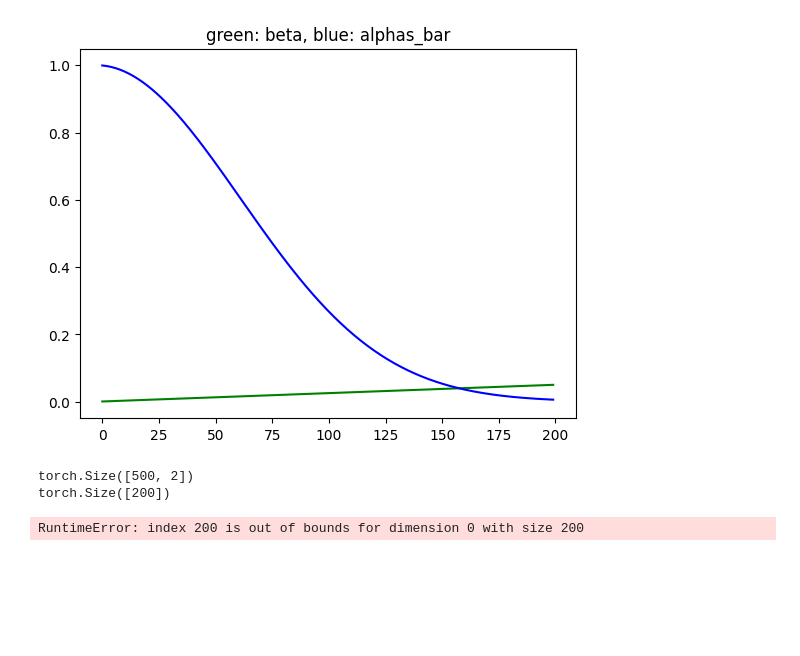
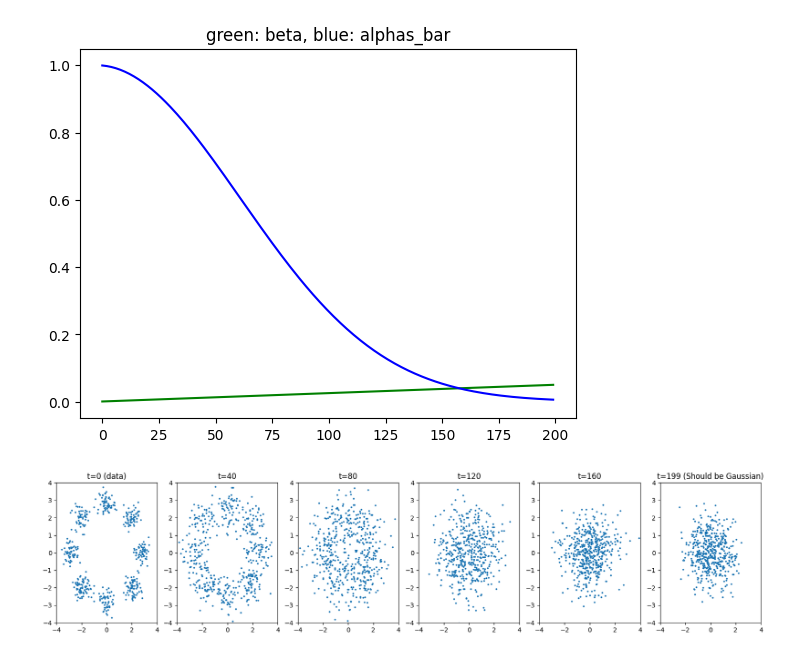
Before and after one commit to MyeongGuJo/hayaku-250322, a Jupyter notebook: hayaku_diffusion.ipynb, the cells around one changed output. Cells and saved outputs as stored; diff of their text form; code cells hidden in the pictures; blank space fills up the shorter version.

```diff
--- a/hayaku_diffusion.ipynb
+++ b/hayaku_diffusion.ipynb
@@ -79,4 +121,7 @@ device(type='cpu')
 # %%
+device = 'cuda' if torch.cuda.is_available() else 'cpu'
+# device = 'cpu'
+
 n_step = 200
 beta_start = 0.0001
 beta_end = 0.01
@@ -123,30 +165,27 @@ dataset_name = '8gaussians'
 # %%
 '''visualize diffusion process'''
-x = torch.tensor(sample2d(dataset_name, batch_size=500))
-print(x.shape)
-x_diffused = diffuse(x, n_step)
+n_plot = 5
+x = torch.tensor(sample2d(dataset_name, batch_size=500)).to(device)
 
+fig, axs = plt.subplots(ncols=n_plot+1, figsize=(20, 4))
 
-fig, axs = plt.subplots(ncols=5, figsize=(20, 4))
-axs[0].scatter(x[:,0], x[:,1])
-axs[0].set_title('t=0 (data)')
-axs[0].set_xlim([-4,4])
-axs[0].set_ylim([-4,4])
-
-for i_plot in [1, 2, 3]:
-    t = n_step // 4 * i_plot
-    xx = x_diffused[t]
-    axs[i_plot].scatter(xx[:,0], xx[:,1])
-    axs[i_plot].set_title(f't={t+1}')
+for i_plot in range(n_plot):
+    t = (n_step // n_plot) * i_plot
+    x_diffused = diffuse(x, t).to('cpu')
+    axs[i_plot].scatter(x_diffused[:,0], x_diffused[:,1], s=3)
+    if i_plot == 0:
+        axs[0].set_title('t=0 (data)')
+    else:
+        axs[i_plot].set_title(f't={t}')
     axs[i_plot].set_xlim([-4,4])
     axs[i_plot].set_ylim([-4,4])
 
-xx = x_diffused[-1]
-axs[4].scatter(xx[:,0], xx[:,1])
-axs[4].set_title(f't={n_step} (Should be Gaussian)')
-axs[4].set_xlim([-4,4])
-axs[4].set_ylim([-4,4])
+x_diffused = diffuse(x, n_step-1).to('cpu')
+axs[n_plot].scatter(x_diffused[:,0], x_diffused[:,1], s=3)
+axs[n_plot].set_title(f't={n_step-1} (Should be Gaussian)')
+axs[n_plot].set_xlim([-4,4])
+axs[n_plot].set_ylim([-4,4])
+
+plt.show()
 # %% [output]
-torch.Size([500, 2])
-torch.Size([200])
-RuntimeError: index 200 is out of bounds for dimension 0 with size 200
+[figure, added]
```
Also changed, not shown: parts of 32 cells of this notebook.
